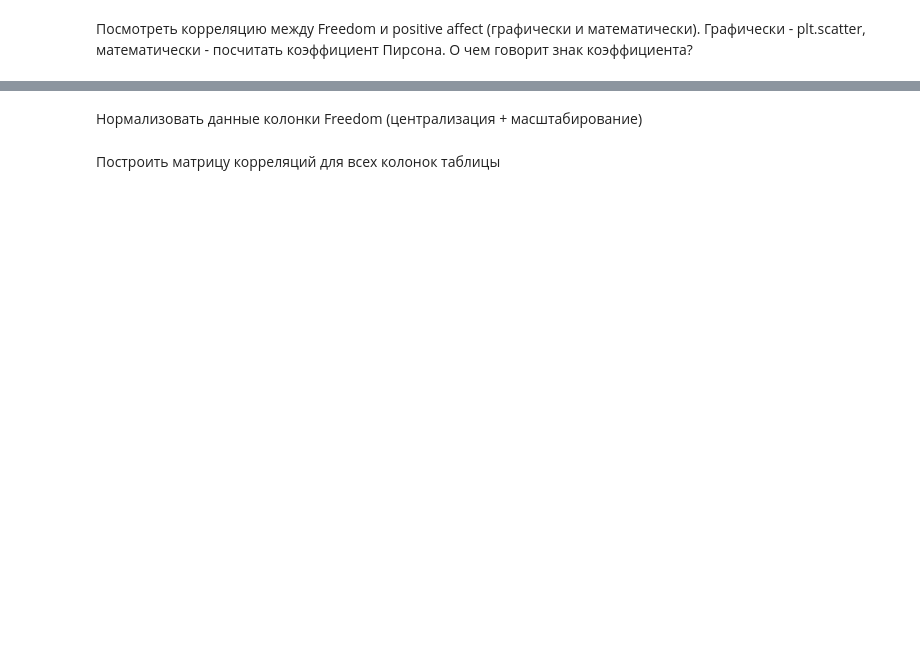
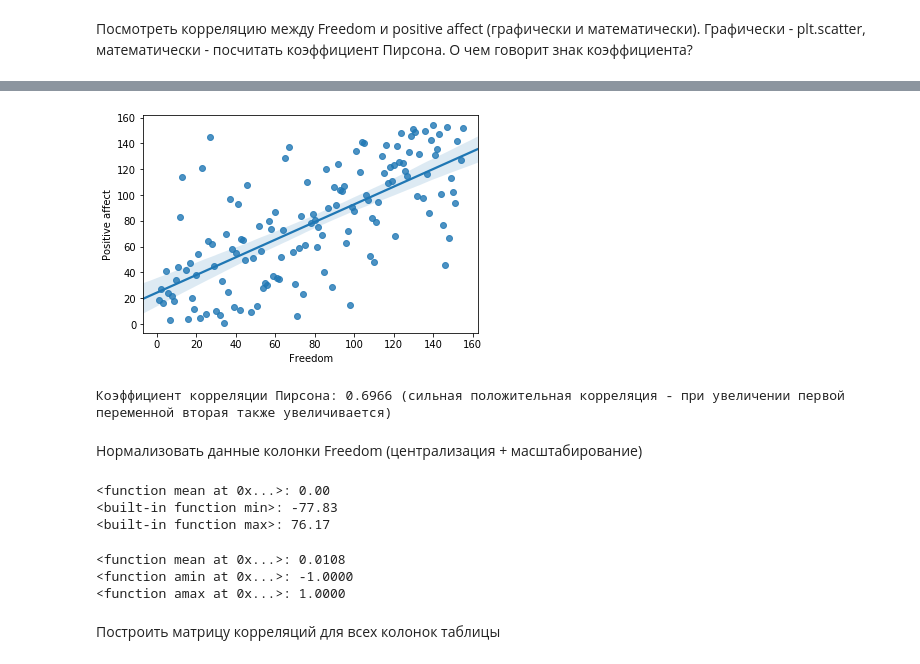
Before and after one commit to tadoran/netology_pyda, a Jupyter notebook: dz_1.ipynb, the cells around one changed output, grey strips where cells are left out. Cells and saved outputs as stored; diff of their text form; code cells hidden in the pictures; blank space fills up the shorter version.

```diff
--- a/dz_1.ipynb
+++ b/dz_1.ipynb
@@ -45,0 +111,7 @@ The World Happiness Report is a landmark survey of the state of global happiness
+# %%
+# Альтернативно
+df_cleared = df.dropna()
+sns.regplot(x=df_cleared["Freedom"], y=df_cleared["Positive affect"],data=df, fit_reg=True)
+plt.show()
+# %% [output]
+[figure, added]
@@ -46,2 +120,8 @@ The World Happiness Report is a landmark survey of the state of global happiness
+# %%
+corr, p_value = pearsonr(df_cleared["Freedom"], df_cleared["Positive affect"])
+print(f'Коэффициент корреляции Пирсона: {corr:1.4} (сильная положительная корреляция '
+      '- при увеличении первой переменной вторая также увеличивается)')
+# %% [output]
+Коэффициент корреляции Пирсона: 0.6966 (сильная положительная корреляция - при увеличении первой переменной вторая также увеличивается)
 # %% [markdown]
 Нормализовать данные колонки Freedom (централизация + масштабирование)
@@ -48,2 +130,30 @@ The World Happiness Report is a landmark survey of the state of global happiness
+# %%
+# Централизация
+freedom = df.dropna().Freedom
+freedom_c = freedom - freedom.mean()
+functions_to_apply = [statistics.mean, min, max]
+for f in functions_to_apply:
+    try:
+        print(f"{str(f)}: {f(freedom_c):2.2f}")
+    except Exception as e:
+        print(f"{str(f)}: {e}")
+# %% [output]
+<function mean at 0x...>: 0.00
+<built-in function min>: -77.83
+<built-in function max>: 76.17
+# %%
+# Масштабирование
+min_max_scaler = preprocessing.MinMaxScaler(feature_range=(-1,1))
+freedom_n = min_max_scaler.fit_transform(np.array(freedom_c).reshape(-1, 1))
+functions_to_apply = [np.mean, np.min, np.max]
+for f in functions_to_apply:
+    try:
+        print(f"{str(f)}: {f(freedom_n):2.4f}")
+    except Exception as e:
+        print(f"{str(f)}: {e}")
+# %% [output]
+<function mean at 0x...>: 0.0108
+<function amin at 0x...>: -1.0000
+<function amax at 0x...>: 1.0000
 # %% [markdown]
 Построить матрицу корреляций для всех колонок таблицы
```
Also changed, not shown: parts of 28 cells of this notebook, 1 other file.
